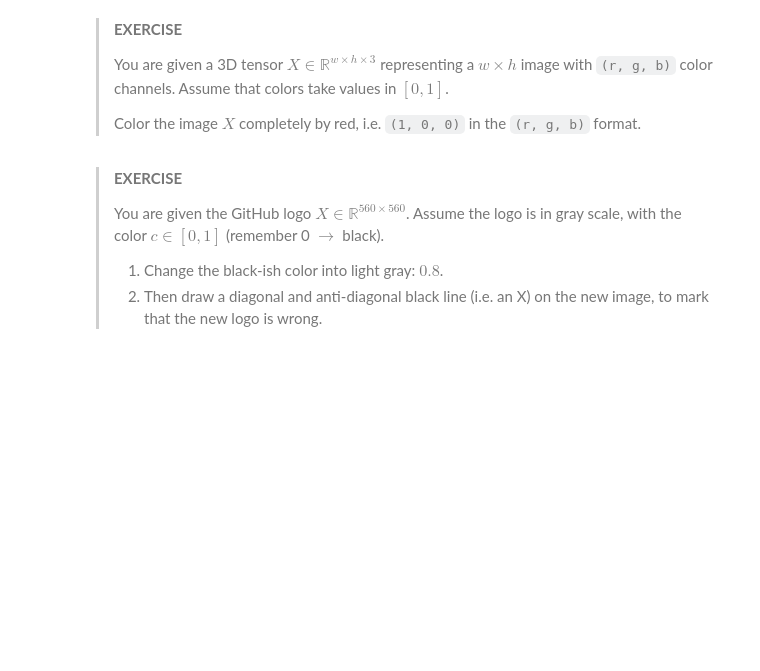
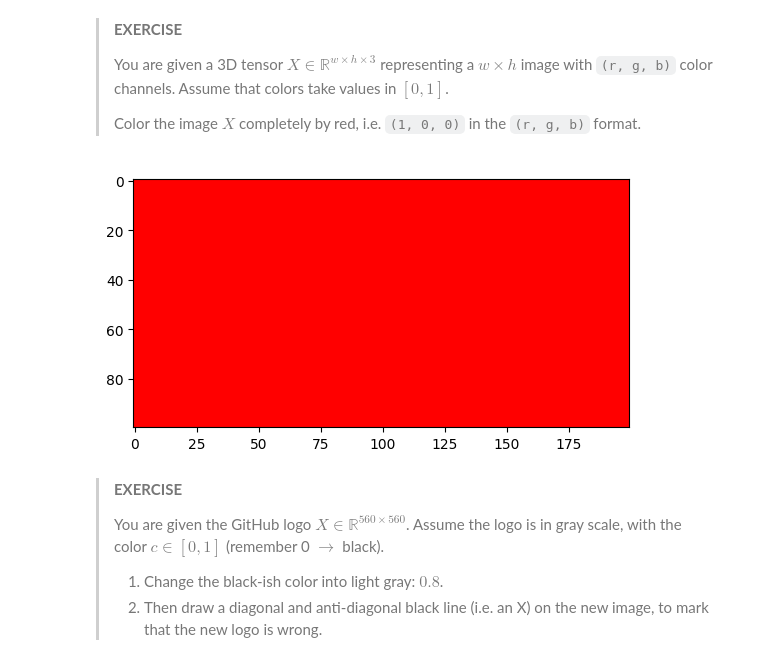
Before and after one commit to SoykatAmin/DLAI-colabs, a Jupyter notebook: labs/01_Tensor_basics.ipynb, the cells around one changed output. Saved outputs shown, nothing was run; the diff lists cells and outputs as text; code cells hidden in the pictures; blank space fills up the shorter version.

```diff
--- a/labs/01_Tensor_basics.ipynb
+++ b/labs/01_Tensor_basics.ipynb
@@ -1025,10 +1500,14 @@ X
 # %%
 # Create and visualize a black image
 x = torch.zeros(100, 200, 3)
 
+x[:,:,[0]]=1
+
 %matplotlib inline
 import matplotlib.pyplot as plt
 img = plt.imshow(x)
+# %% [output]
+[figure, added]
 # %%
 # Write here your solution
 # %%
```
Also changed, not shown: parts of 125 cells of this notebook.
